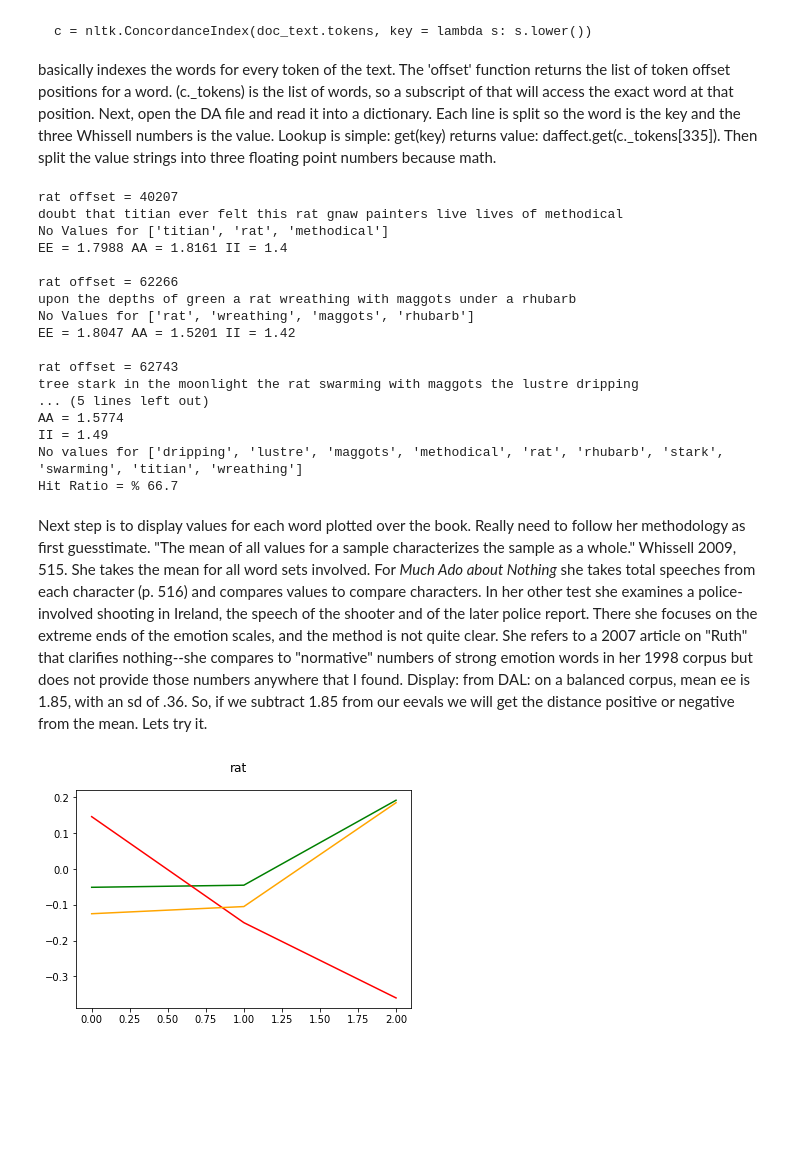
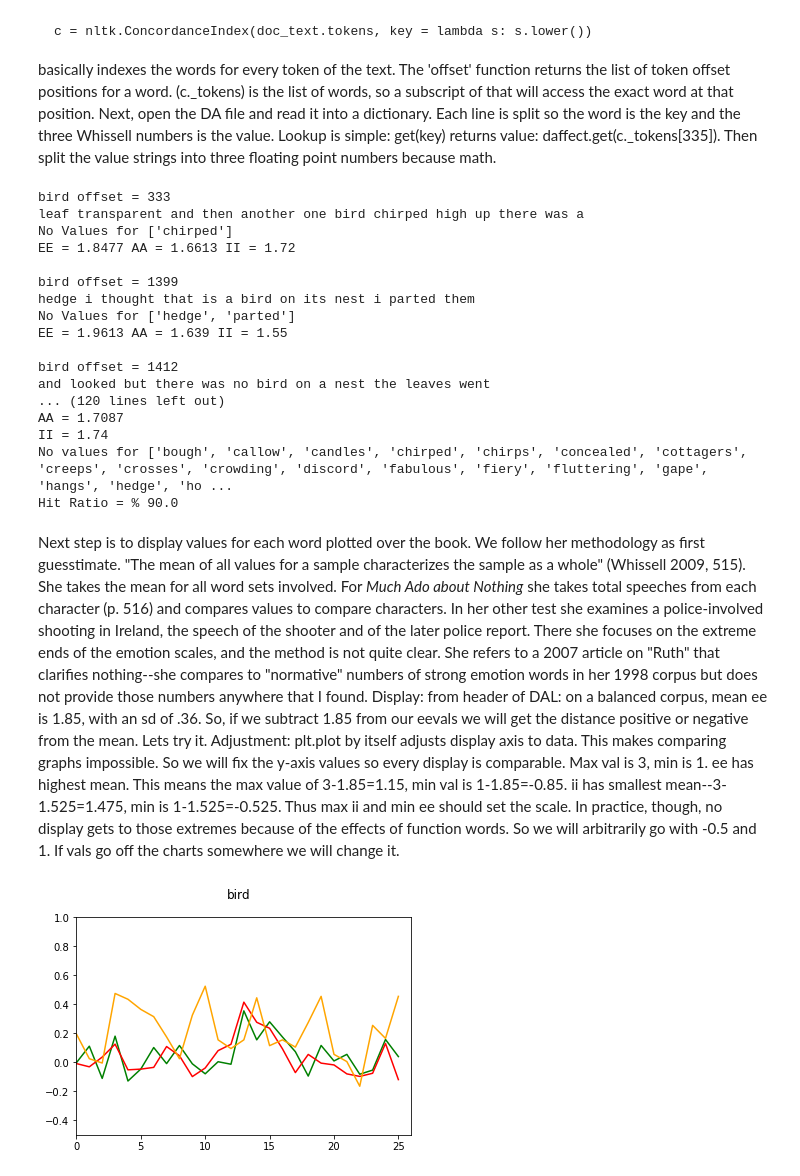
Before and after one commit to ginawarren/DigiHum, a Jupyter notebook: getWhissell.ipynb, the cells around one changed output. Drawn from its saved outputs; the diff is of its cells as text; code cells hidden in the pictures; blank space fills up the shorter version.

Commit message:
Updated display for Whissell scores
Udated display

```diff
--- a/getWhissell.ipynb
+++ b/getWhissell.ipynb
@@ -7,13 +7,13 @@ import matplotlib.pyplot as plt
 from statistics import mean
 
 targetDoc = "texts/waves.txt"     # the text to analyze (relative path)
-targetWord = "rat"               # the word type you want to score
+targetWord = "bird"               # the word type you want to score
 targetWindow = 6                  # this is tokens before and after target
 
 doc = open(targetDoc, 'r').read()                  # open source text
 doc_words = re.sub("[^a-zA-Z']"," ", doc)          # save only text and apostrophes
 doc_words = re.sub("('\s|\s')"," ", doc_words).lower().split()     # remove apostrophes outside words
 doc_text = nltk.Text(doc_words)
-myword = doc_text.concordance(targetWord)
+myword = doc_text.concordance(targetWord)          # print a concordance of the word to eye results
 print(myword)
 # %% [output]
@@ -33,7 +45,7 @@ locations = c.offsets(targetWord)
 with open("texts/DAL.txt") as dictionary_affect_file:
    daffect = dict(line.rstrip().split(",", 1) for line in dictionary_affect_file)
 
-alleevals = []                   #declare lists of vals for every token found in text
+alleevals = []                   #prepare lists of vals for every token found in text
 allaavals = []
 alliivals = []
 allNonelist = []                 # keep all nonelist for token report
@@ -65,7 +77,7 @@ for location in locations:       #iterate over list of concordance hit offsets
 
     alleevals.extend(eevals)                 #add vals from this token onto alltokens list
     allaavals.extend(aavals)                 #to calculate mean of alltokens
-    alliivals.extend(iivals)                 #problem: target word gets added each time
+    alliivals.extend(iivals)                 #problem: target word values get added each time
     allNonelist.extend(nonelist)
     #print (alleevals) #check to see
 
@@ -74,7 +86,7 @@ for location in locations:       #iterate over list of concordance hit offsets
     avgiivals = round(mean(iivals), 2)       # rounded to 2 decimal places like Whissell
 
     allAvgeevals.append(avgeevals - 1.85)  # .extend causes a TypeError: 'float' object is not iterable
-    allAvgaavals.append(avgaavals - 1.67)  # We subtract the balanced corpus mean to give variance
+    allAvgaavals.append(avgaavals - 1.67)  # We subtract the balanced corpus mean to display variance
     allAvgiivals.append(avgiivals - 1.525)
 
     # here follow the token reports: all the words, the No Vals list, and the scores
@@ -82,7 +94,7 @@ for location in locations:       #iterate over list of concordance hit offsets
     print ("No Values for", nonelist)
     print ("EE =", avgeevals, "AA =", avgaavals, "II =", avgiivals, "\n")
 
-hitratio = 100*(round(len(alleevals) / (len(alleevals) + len(allNonelist)), 3))
+hitratio = 100*round((len(alleevals) / (len(alleevals) + len(allNonelist))), 2) #change rounding num if desired
 meanTotaleevals = round(mean(alleevals), 4)
 meanTotalaavals = round(mean(allaavals), 4)
 meanTotaliivals = round(mean(alliivals), 2)
@@ -95,29 +107,31 @@ print ("II =", meanTotaliivals)
 print ("No values for", list(sorted(set(allNonelist))))
 print ("Hit Ratio = %",hitratio)
 # %% [output]
-rat offset = 40207
-doubt that titian ever felt this rat gnaw painters live lives of methodical
-No Values for ['titian', 'rat', 'methodical']
-EE = 1.7988 AA = 1.8161 II = 1.4
+bird offset = 333
+leaf transparent and then another one bird chirped high up there was a
+No Values for ['chirped']
+EE = 1.8477 AA = 1.6613 II = 1.72
 
-rat offset = 62266
-upon the depths of green a rat wreathing with maggots under a rhubarb
-No Values for ['rat', 'wreathing', 'maggots', 'rhubarb']
-EE = 1.8047 AA = 1.5201 II = 1.42
+bird offset = 1399
+hedge i thought that is a bird on its nest i parted them
+No Values for ['hedge', 'parted']
+EE = 1.9613 AA = 1.639 II = 1.55
 
-rat offset = 62743
-tree stark in the moonlight the rat swarming with maggots the lustre dripping
-... (5 lines left out)
-AA = 1.5774
-II = 1.49
-No values for ['dripping', 'lustre', 'maggots', 'methodical', 'rat', 'rhubarb', 'stark', 'swarming', 'titian', 'wreathing']
-Hit Ratio = % 66.7
+bird offset = 1412
+and looked but there was no bird on a nest the leaves went
+... (120 lines left out)
+AA = 1.7087
+II = 1.74
+No values for ['bough', 'callow', 'candles', 'chirped', 'chirps', 'concealed', 'cottagers', 'creeps', 'crosses', 'crowding', 'discord', 'fabulous', 'fiery', 'fluttering', 'gape', 'hangs', 'hedge', 'ho ...
+Hit Ratio = % 90.0
 # %% [markdown]
-Next step is to display values for each word plotted over the book. Really need to follow her methodology as first guesstimate. "The mean of all values for a sample characterizes the sample as a whole." Whissell 2009, 515. She takes the mean for all word sets involved. For _Much Ado about Nothing_ she takes total speeches from each character (p. 516) and compares values to compare characters. In her other test she examines a police-involved shooting in Ireland, the speech of the shooter and of the later police report. There she focuses on the extreme ends of the emotion scales, and the method is not quite clear. She refers to a 2007 article on "Ruth" that clarifies nothing--she compares to "normative" numbers of strong emotion words in her 1998 corpus but does not provide those numbers anywhere that I found.
-Display: from DAL: on a balanced corpus, mean ee is 1.85, with an sd of .36. So, if we subtract 1.85 from our eevals we will get the distance positive or negative from the mean. Lets try it.
+Next step is to display values for each word plotted over the book. We follow her methodology as first guesstimate. "The mean of all values for a sample characterizes the sample as a whole" (Whissell 2009, 515). She takes the mean for all word sets involved. For _Much Ado about Nothing_ she takes total speeches from each character (p. 516) and compares values to compare characters. In her other test she examines a police-involved shooting in Ireland, the speech of the shooter and of the later police report. There she focuses on the extreme ends of the emotion scales, and the method is not quite clear. She refers to a 2007 article on "Ruth" that clarifies nothing--she compares to "normative" numbers of strong emotion words in her 1998 corpus but does not provide those numbers anywhere that I found.
+Display: from header of DAL: on a balanced corpus, mean ee is 1.85, with an sd of .36. So, if we subtract 1.85 from our eevals we will get the distance positive or negative from the mean. Lets try it.
+Adjustment: plt.plot by itself adjusts display axis to data. This makes comparing graphs impossible. So we will fix the y-axis values so every display is comparable. Max val is 3, min is 1. ee has highest mean. This means the max value of 3-1.85=1.15, min val is 1-1.85=-0.85. ii has smallest mean--3-1.525=1.475, min is 1-1.525=-0.525. Thus max ii and min ee should set the scale. In practice, though, no display gets to those extremes because of the effects of function words. So we will arbitrarily go with -0.5 and 1. If vals go off the charts somewhere we will change it.
 # %%
 plt.plot(allAvgeevals, 'g', allAvgaavals, 'r', allAvgiivals, 'orange')
+plt.axis([0, len(allAvgeevals), -.5, 1])
 plt.suptitle(targetWord)
 plt.show()
 # %% [output]
-[figure, old version]
+[figure, new version]
```
Also changed, not shown: parts of 2 cells of this notebook, 10 other files.
